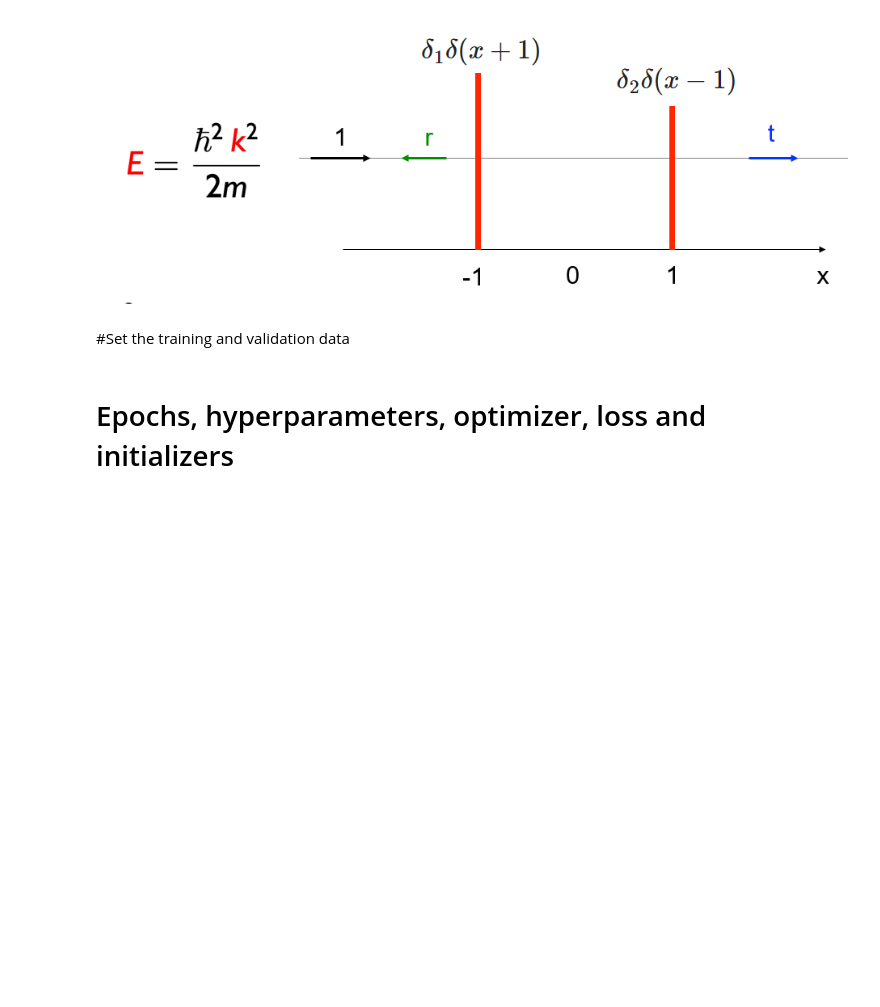
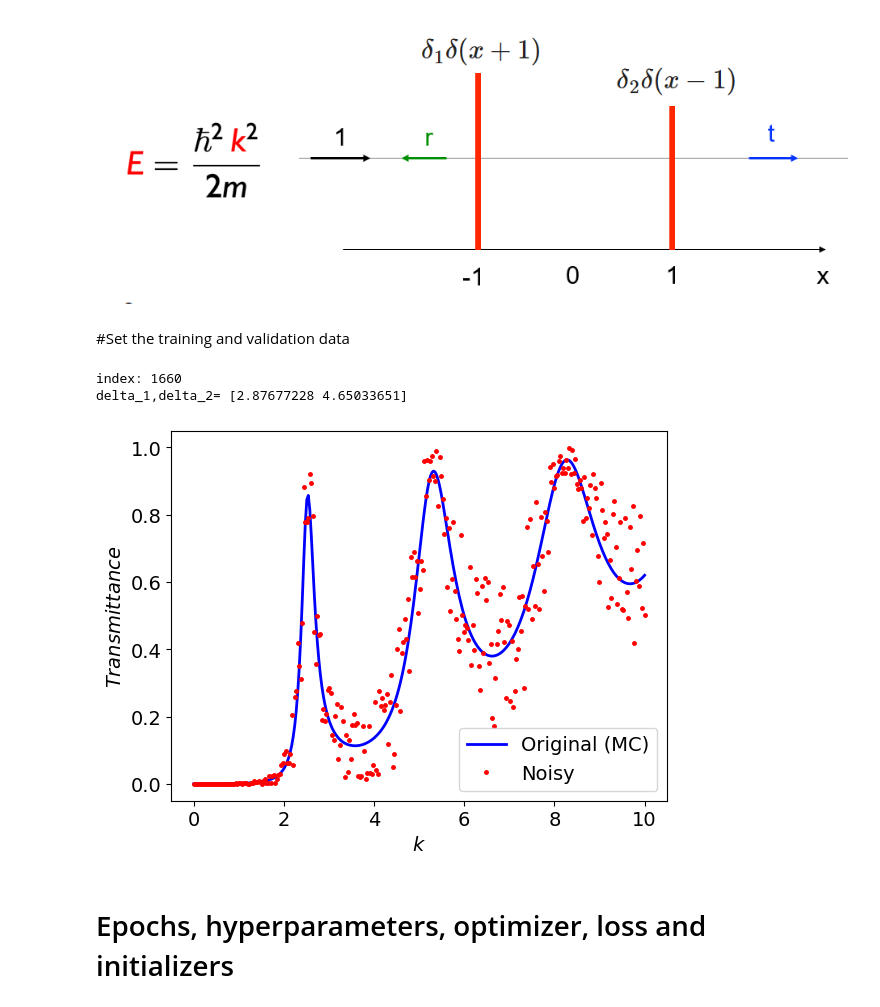
Before and after one commit to IrisFDTD/AI-UNIZAR-course, a Jupyter notebook: deltas/ai_unizar_course_deltas.ipynb, the cells around one changed output. Cells and saved outputs as stored; diff of their text form; code cells hidden in the pictures; blank space fills up the shorter version.

```diff
--- a/deltas/ai_unizar_course_deltas.ipynb
+++ b/deltas/ai_unizar_course_deltas.ipynb
@@ -142,3 +141,20 @@ yva = y[ntrain0:ntrain0 + nvalidation0, :]
+# %%
+# Random picked spectrum in validation
+j=np.random.randint(int(yva.shape[0]))
+print('index:',j)
+
+# Plot
+print("delta_1,delta_2=", xva[j])
+plt.plot(k,yva_0[j], color="blue", fillstyle='none',linewidth=2, marker='.', markersize=0,label='Original (MC)')
+plt.plot(k,yva[j], color="red", linewidth=0, marker='.', markersize=5,label='Noisy')
+plt.xlabel('$k$')
+plt.ylabel('$Transmittance$')
+plt.legend()
+plt.show()
+# %% [output]
+index: 1660
+delta_1,delta_2= [2.87677228 4.65033651]
+[figure, added]
 # %% [markdown]
 # Epochs, hyperparameters, optimizer, loss and initializers
 # %%
```
Also changed, not shown: parts of 9 cells of this notebook, 1 other file.
